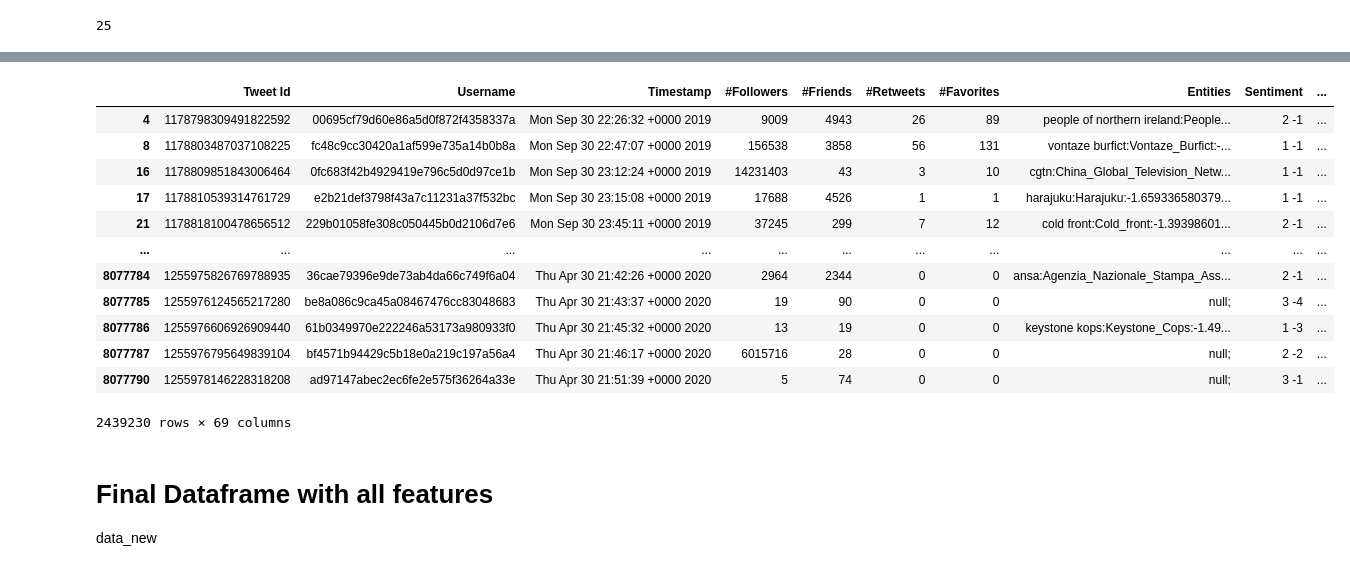
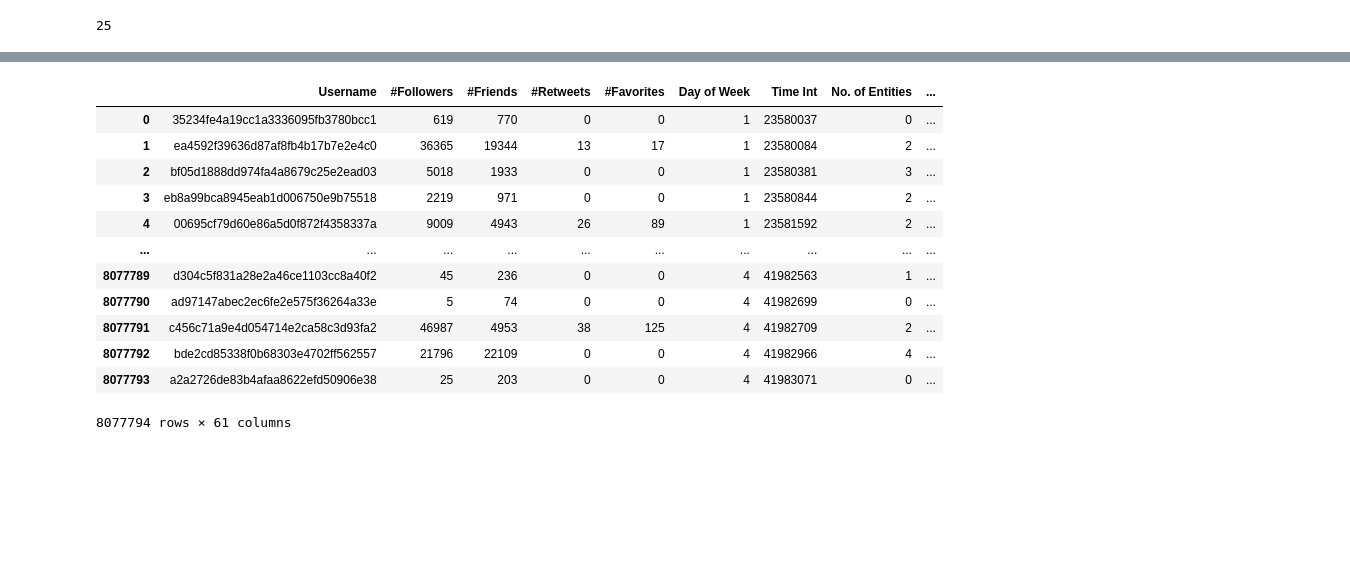
Before and after one commit to arglux/50021-ai-project, a Jupyter notebook: Timestamp and Senti Features.ipynb, the cells around one changed output, grey strips where cells are left out. Saved outputs shown, nothing was run; the diff lists cells and outputs as text; code cells hidden in the pictures; blank space fills up the shorter version.

```diff
--- a/Timestamp and Senti Features.ipynb
+++ b/Timestamp and Senti Features.ipynb
@@ -56,23 +56,25 @@ timecol
 8077793    Thu Apr 30 21:57:51 +0000 2020
 Name: Timestamp, Length: 8077794, dtype: object
 # %%
+'''
 #Timestamp: Format ( "EEE MMM dd HH:mm:ss Z yyyy" ). ISOString => integer (e.g. 23517957).
 import datetime
 daykey = {"Sun":0,"Mon":1,"Tue":2,"Wed":3,"Thu":4,"Fri":5,"Sat":6}
-monthkey = {"Jan":1, "Feb":2,"Mar":3,"Apr":4,"May":5,"Jun":6,"Jul":7,"Aug":8,"Sep":9,"Oct":10,"Nov":11,"Dec":12}
+#monthkey = {"Jan":1, "Feb":2,"Mar":3,"Apr":4,"May":5,"Jun":6,"Jul":7,"Aug":8,"Sep":9,"Oct":10,"Nov":11,"Dec":12}
 day = []
-month = []
+#month = []
 sec = [] #number of seconds from 1st Jan 2019
 for i in timecol:
     t = i.split(" ")
     day.append(daykey[t[0]])
-    month.append(monthkey[t[1]])
+    #month.append(monthkey[t[1]])
     date = datetime.datetime.strptime(i, '%a %b %d %H:%M:%S +0000 %Y')
     sec.append(str((date - datetime.datetime(2019, 1, 1)).total_seconds())[:-2])
 
 #test
 print(day[:10])
-print(month[:10])
+#print(month[:10])
 print(sec[:10])
+'''
 # %% [output]
 [1, 1, 1, 1, 1, 1, 1, 1, 1, 1]
@@ -81,7 +96,5 @@ print(sec[:10])
 # %%
-data['Day of Week'] = pd.Series(day)
-data['Month'] = pd.Series(month)
-data['Time Int'] = pd.Series(sec)
+data = datetime_col(data, 'Timestamp')
 data
 # %% [output]
 |  | Tweet Id | Username | Timestamp | #Followers | #Friends | #Retweets | #Favorites | Entities | Sentiment | ... |
@@ -100 +136,28 @@ data
+# %%
+def scaledtransform(dataframe, cols):
+    for col,m in cols:
+        dataframe["scaled_" + col ] = dataframe[col].apply(lambda x: x/m)
+        dataframe = dataframe.drop(col,1)
+    return dataframe
+
+
+def logtransform(dataframe,cols):
+    for col in cols:
+        dataframe["log_" + col ] = dataframe[col].apply(lambda x: np.log10(int(x)+1))
+        dataframe = dataframe.drop(col,1)
+    return dataframe
+
+def ohetransform(dataframe, cols):
+    for col in cols:
+        one_hot = pd.get_dummies(dataframe[col])
+        dataframe["ohe_" + col ] = one_hot.values.tolist()
+        dataframe = dataframe.drop(col,1)
+    return dataframe
+
+def unpackcol(dataframe,cols):
+    for col in cols:
+        unpacked = pd.DataFrame(df[col].tolist(), columns=[f'{col}_{idx + 1}' for idx in range(len(df[col].values[0]))], index= dataframe.index)
+        dataframe = dataframe.drop(col,axis=1)
+        dataframe = pd.concat([dataframe, unpacked], axis=1, join='inner')
+    return dataframe
 # %%
@@ -265,20 +396,17 @@ data
 # %%
-pd.set_option('display.max_columns', None)
-data[data["Hashtags"]!="null;"]
+df=scaledtransform(data_new,[("Positive",5),("Negative",-5), ("Sentiment Disparity",10)])
+df
 # %% [output]
-|  | Tweet Id | Username | Timestamp | #Followers | #Friends | #Retweets | #Favorites | Entities | Sentiment | ... |
-| 4 | 1178798309491822592 | 00695cf79d60e86a5d0f872f4358337a | Mon Sep 30 22:26:32 +0000 2019 | 9009 | 4943 | 26 | 89 | people of northern ireland:People... | 2 -1 | ... |
-| 8 | 1178803487037108225 | fc48c9cc30420a1af599e735a14b0b8a | Mon Sep 30 22:47:07 +0000 2019 | 156538 | 3858 | 56 | 131 | vontaze burfict:Vontaze_Burfict:-... | 1 -1 | ... |
-| 16 | 1178809851843006464 | 0fc683f42b4929419e796c5d0d97ce1b | Mon Sep 30 23:12:24 +0000 2019 | 14231403 | 43 | 3 | 10 | cgtn:China_Global_Television_Netw... | 1 -1 | ... |
-| 17 | 1178810539314761729 | e2b21def3798f43a7c11231a37f532bc | Mon Sep 30 23:15:08 +0000 2019 | 17688 | 4526 | 1 | 1 | harajuku:Harajuku:-1.659336580379... | 1 -1 | ... |
-| 21 | 1178818100478656512 | 229b01058fe308c050445b0d2106d7e6 | Mon Sep 30 23:45:11 +0000 2019 | 37245 | 299 | 7 | 12 | cold front:Cold_front:-1.39398601... | 2 -1 | ... |
-| ... | ... | ... | ... | ... | ... | ... | ... | ... | ... | ... |
-| 8077784 | 1255975826769788935 | 36cae79396e9de73ab4da66c749f6a04 | Thu Apr 30 21:42:26 +0000 2020 | 2964 | 2344 | 0 | 0 | ansa:Agenzia_Nazionale_Stampa_Ass... | 2 -1 | ... |
-| 8077785 | 1255976124565217280 | be8a086c9ca45a08467476cc83048683 | Thu Apr 30 21:43:37 +0000 2020 | 19 | 90 | 0 | 0 | null; | 3 -4 | ... |
-| 8077786 | 1255976606926909440 | 61b0349970e222246a53173a980933f0 | Thu Apr 30 21:45:32 +0000 2020 | 13 | 19 | 0 | 0 | keystone kops:Keystone_Cops:-1.49... | 1 -3 | ... |
-| 8077787 | 1255976795649839104 | bf4571b94429c5b18e0a219c197a56a4 | Thu Apr 30 21:46:17 +0000 2020 | 6015716 | 28 | 0 | 0 | null; | 2 -2 | ... |
-| 8077790 | 1255978146228318208 | ad97147abec2ec6fe2e575f36264a33e | Thu Apr 30 21:51:39 +0000 2020 | 5 | 74 | 0 | 0 | null; | 3 -1 | ... |
+|  | Username | #Followers | #Friends | #Retweets | #Favorites | Day of Week | Time Int | No. of Entities | ... |
+| 0 | 35234fe4a19cc1a3336095fb3780bcc1 | 619 | 770 | 0 | 0 | 1 | 23580037 | 0 | ... |
+| 1 | ea4592f39636d87af8fb4b17b7e2e4c0 | 36365 | 19344 | 13 | 17 | 1 | 23580084 | 2 | ... |
+| 2 | bf05d1888dd974fa4a8679c25e2ead03 | 5018 | 1933 | 0 | 0 | 1 | 23580381 | 3 | ... |
+| 3 | eb8a99bca8945eab1d006750e9b75518 | 2219 | 971 | 0 | 0 | 1 | 23580844 | 2 | ... |
+| 4 | 00695cf79d60e86a5d0f872f4358337a | 9009 | 4943 | 26 | 89 | 1 | 23581592 | 2 | ... |
+| ... | ... | ... | ... | ... | ... | ... | ... | ... | ... |
+| 8077789 | d304c5f831a28e2a46ce1103cc8a40f2 | 45 | 236 | 0 | 0 | 4 | 41982563 | 1 | ... |
+| 8077790 | ad97147abec2ec6fe2e575f36264a33e | 5 | 74 | 0 | 0 | 4 | 41982699 | 0 | ... |
+| 8077791 | c456c71a9e4d054714e2ca58c3d93fa2 | 46987 | 4953 | 38 | 125 | 4 | 41982709 | 2 | ... |
+| 8077792 | bde2cd85338f0b68303e4702ff562557 | 21796 | 22109 | 0 | 0 | 4 | 41982966 | 4 | ... |
+| 8077793 | a2a2726de83b4afaa8622efd50906e38 | 25 | 203 | 0 | 0 | 4 | 41983071 | 0 | ... |
-2439230 rows × 69 columns
+8077794 rows × 61 columns
-# %% [markdown]
-# Final Dataframe with all features
-data_new
```
Also changed, not shown: parts of 24 cells of this notebook.
